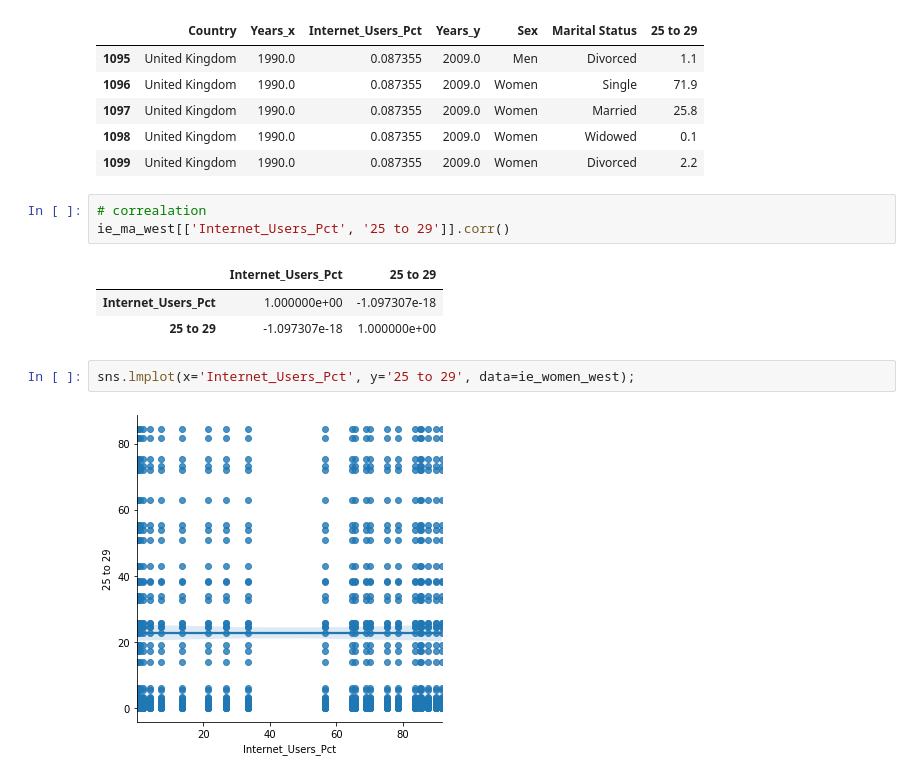
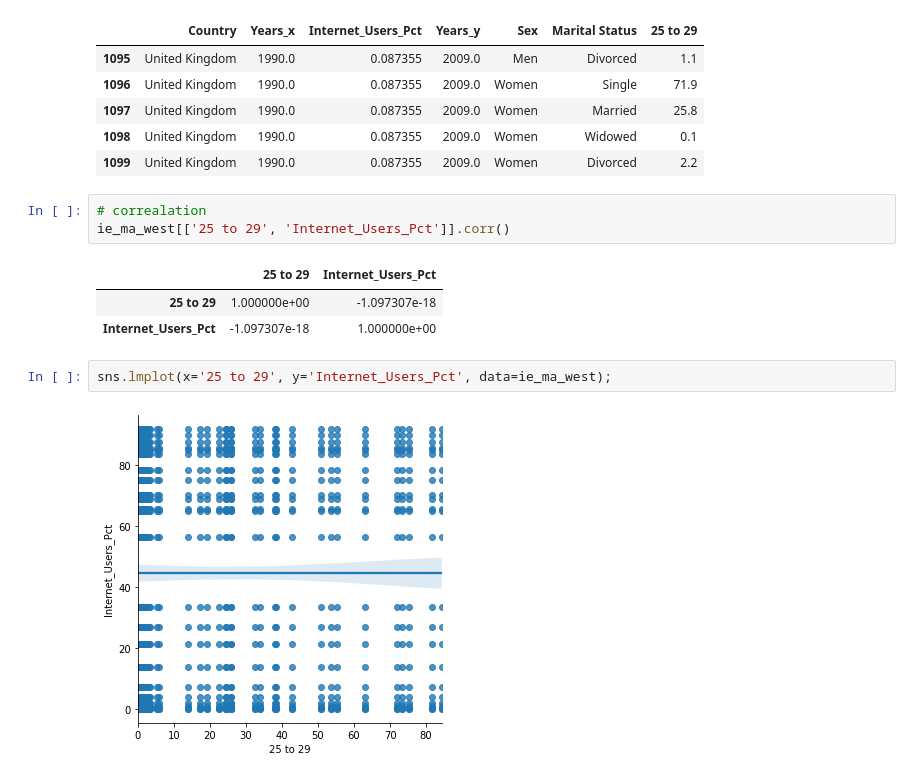
Before and after one commit to nss-data-science-cohort-4/dq1-undata-matthgray, a Jupyter notebook: un_data.ipynb, the cells around one changed output. Cells and saved outputs as stored; diff of their text form.

```diff
--- a/un_data.ipynb
+++ b/un_data.ipynb
@@ -833,12 +816,12 @@ ie_ma_west.tail()
 | 1099 | United Kingdom | 1990.0 | 0.087355 | 2009.0 | Women | Divorced | 2.2 |
 # %%
 # correalation
-ie_ma_west[['Internet_Users_Pct', '25 to 29']].corr()
+ie_ma_west[['25 to 29', 'Internet_Users_Pct']].corr()
 # %% [output]
-|  | Internet_Users_Pct | 25 to 29 |
-| Internet_Users_Pct | 1.000000e+00 | -1.097307e-18 |
-| 25 to 29 | -1.097307e-18 | 1.000000e+00 |
+|  | 25 to 29 | Internet_Users_Pct |
+| 25 to 29 | 1.000000e+00 | -1.097307e-18 |
+| Internet_Users_Pct | -1.097307e-18 | 1.000000e+00 |
 # %%
-sns.lmplot(x='Internet_Users_Pct', y='25 to 29', data=ie_women_west);
+sns.lmplot(x='25 to 29', y='Internet_Users_Pct', data=ie_ma_west);
 # %% [output]
-[figure, old version]
+[figure, new version]
```
Also changed, not shown: parts of 39 cells of this notebook.
